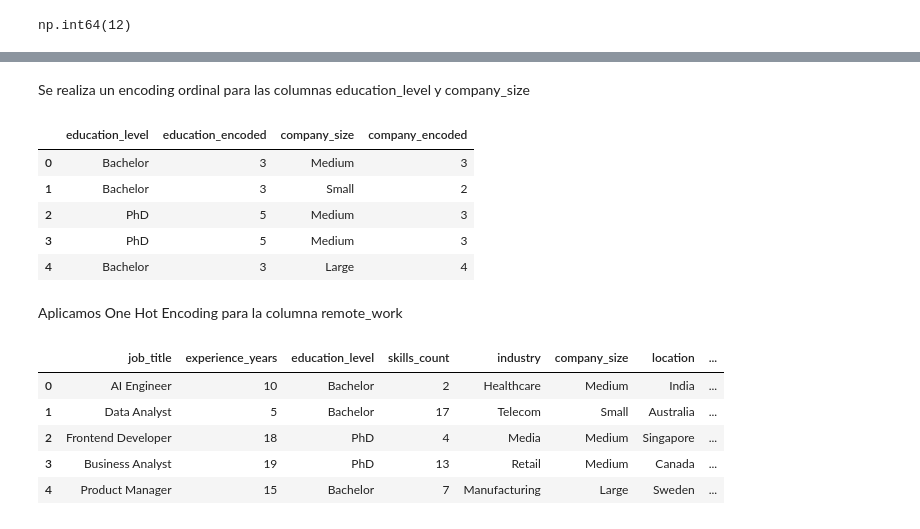
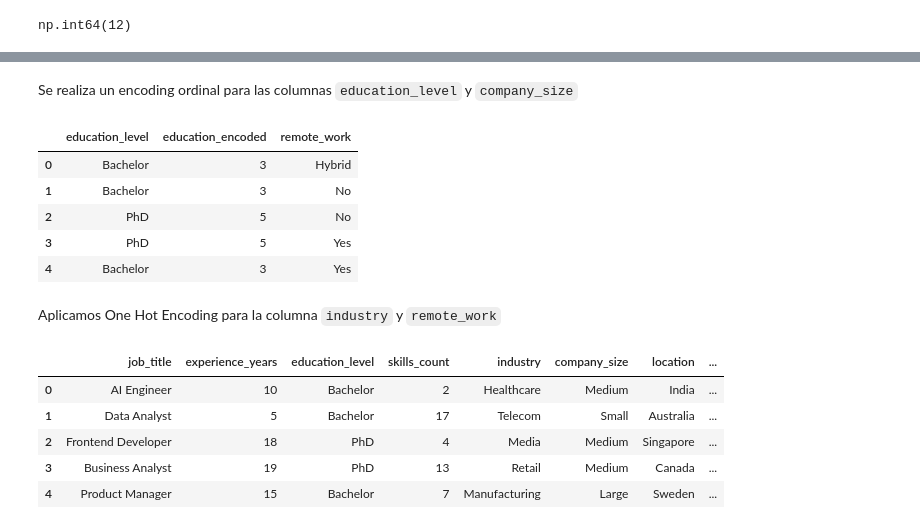
Before and after one commit to Breezlyx/MineriaDeDatos-Entrega1, a Jupyter notebook: Entrega_1.ipynb, the cells around one changed output, grey strips where cells are left out. Drawn from its saved outputs; the diff is of its cells as text; code cells hidden in the pictures.

```diff
--- a/Entrega_1.ipynb
+++ b/Entrega_1.ipynb
@@ -118,38 +123,41 @@ np.int64(5)
 # %% [markdown]
-Se realiza un encoding ordinal para las columnas education_level y company_size
+Se realiza un encoding ordinal para las columnas `education_level` y `company_size`
 # %%
-# Definimos el diccionario con la jerarquía (de menor a mayor)
+# Creamos una copia de trabajo para mantener la cadena unida
+df_encoded = df.copy()
+
+# Definimos los diccionarios con la jerarquía (de menor a mayor)
 education_map = {
     'High School': 1,
     'Diploma': 2,
     'Bachelor': 3,
     'Master': 4,
     'PhD': 5
 }
 
 company_map = {
     'Startup': 1,
     'Small': 2,
     'Medium': 3,
     'Large': 4,
     'Enterprise': 5
 }
 
-# Aplicamos el mapeo creando nuevas columnas
-df['education_encoded'] = df['education_level'].map(education_map)
-df['company_encoded'] = df['company_size'].map(company_map)
+# Aplicamos el mapeo creando nuevas columnas directamente en df_encoded
+df_encoded['education_encoded'] = df_encoded['education_level'].map(education_map)
+df_encoded['company_encoded'] = df_encoded['company_size'].map(company_map)
 
-# Verificamos los cambios
-df[['education_level', 'education_encoded', 'company_size', 'company_encoded']].head()
+# Verificamos
+df_encoded[['education_level', 'education_encoded', 'remote_work']].head()
 # %% [output]
-|  | education_level | education_encoded | company_size | company_encoded |
-| 0 | Bachelor | 3 | Medium | 3 |
-| 1 | Bachelor | 3 | Small | 2 |
-| 2 | PhD | 5 | Medium | 3 |
-| 3 | PhD | 5 | Medium | 3 |
-| 4 | Bachelor | 3 | Large | 4 |
+|  | education_level | education_encoded | remote_work |
+| 0 | Bachelor | 3 | Hybrid |
+| 1 | Bachelor | 3 | No |
+| 2 | PhD | 5 | No |
+| 3 | PhD | 5 | Yes |
+| 4 | Bachelor | 3 | Yes |
 # %% [markdown]
-Aplicamos One Hot Encoding para la columna remote_work
+Aplicamos One Hot Encoding para la columna `industry` y `remote_work`
 # %%
 from sklearn.preprocessing import OneHotEncoder
 
```
Also changed, not shown: parts of 29 cells of this notebook.
